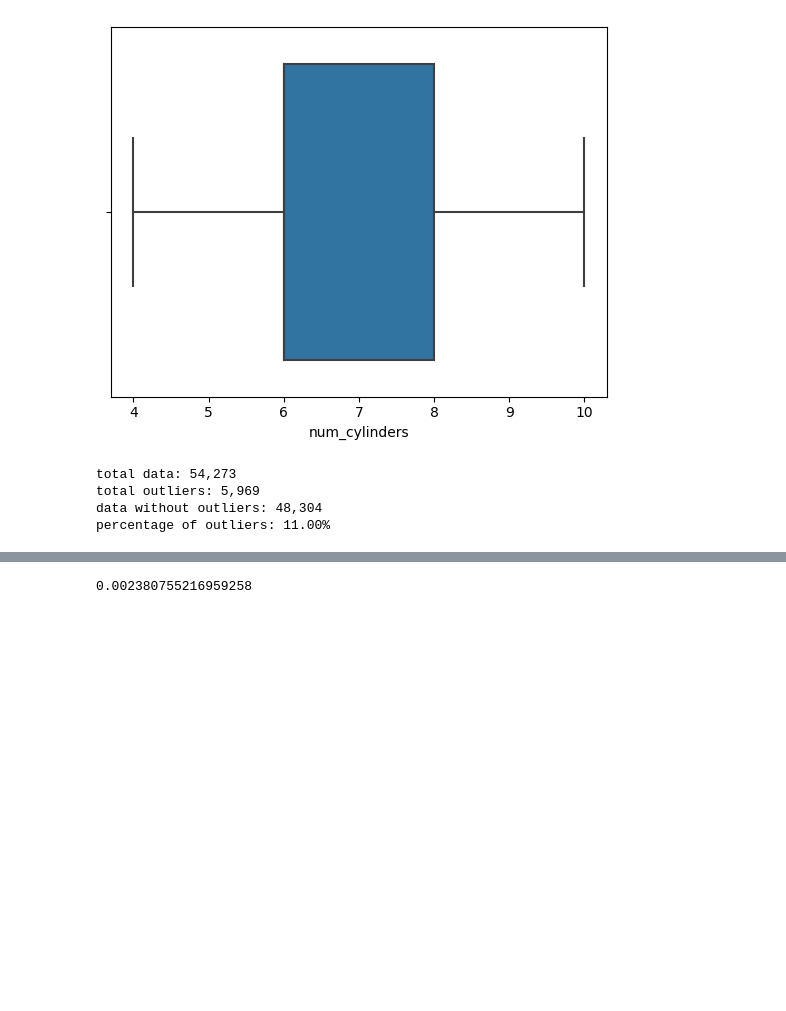
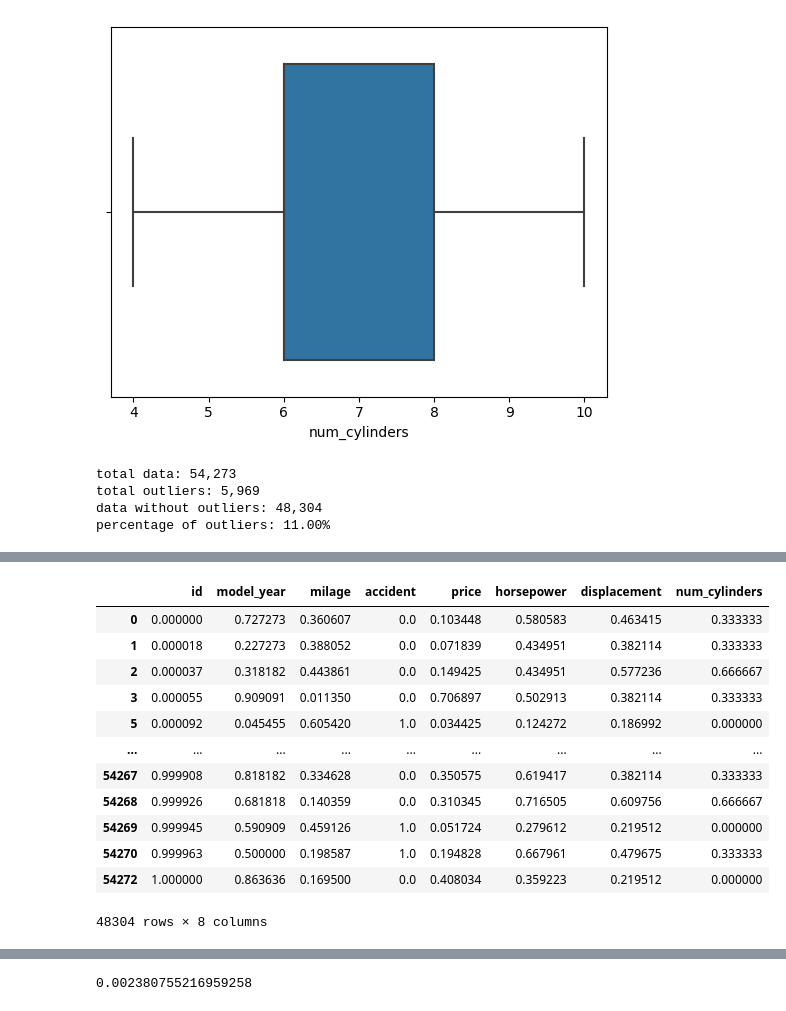
Before and after one commit to SiegfredLorelle/kagglex-car-price-prediction, a Jupyter notebook: kagglex-car-price.ipynb, the cells around one changed output, grey strips where cells are left out. Drawn from its saved outputs; the diff is of its cells as text; code cells hidden in the pictures; blank space fills up the shorter version.

Commit message:
Scale numerical features

```diff
--- a/kagglex-car-price.ipynb
+++ b/kagglex-car-price.ipynb
@@ -1190,0 +1181,3 @@ non_outliers.tail()
+# %%
+numerical_features = df.select_dtypes(exclude='object')
+categorical_features = df.select_dtypes(include='object')
@@ -1190,0 +1198,6 @@ non_outliers.tail()
+# %%
+scaler = sklearn.preprocessing.MinMaxScaler()
+scaled_values = scaler.fit_transform(numerical_features)
+
+numerical_features = pd.DataFrame(scaled_values, index=numerical_features.index ,columns=numerical_features.columns)
+numerical_features.head()
@@ -1191,3 +1224,19 @@ non_outliers.tail()
+# %%
+numerical_features
+# %% [output]
+|  | id | model_year | milage | accident | price | horsepower | displacement | num_cylinders |
+| 0 | 0.000000 | 0.727273 | 0.360607 | 0.0 | 0.103448 | 0.580583 | 0.463415 | 0.333333 |
+| 1 | 0.000018 | 0.227273 | 0.388052 | 0.0 | 0.071839 | 0.434951 | 0.382114 | 0.333333 |
+| 2 | 0.000037 | 0.318182 | 0.443861 | 0.0 | 0.149425 | 0.434951 | 0.577236 | 0.666667 |
+| 3 | 0.000055 | 0.909091 | 0.011350 | 0.0 | 0.706897 | 0.502913 | 0.382114 | 0.333333 |
+| 5 | 0.000092 | 0.045455 | 0.605420 | 1.0 | 0.034425 | 0.124272 | 0.186992 | 0.000000 |
+| ... | ... | ... | ... | ... | ... | ... | ... | ... |
+| 54267 | 0.999908 | 0.818182 | 0.334628 | 0.0 | 0.350575 | 0.619417 | 0.382114 | 0.333333 |
+| 54268 | 0.999926 | 0.681818 | 0.140359 | 0.0 | 0.310345 | 0.716505 | 0.609756 | 0.666667 |
+| 54269 | 0.999945 | 0.590909 | 0.459126 | 1.0 | 0.051724 | 0.279612 | 0.219512 | 0.000000 |
+| 54270 | 0.999963 | 0.500000 | 0.198587 | 1.0 | 0.194828 | 0.667961 | 0.479675 | 0.333333 |
+| 54272 | 1.000000 | 0.863636 | 0.169500 | 0.0 | 0.408034 | 0.359223 | 0.219512 | 0.000000 |
+48304 rows × 8 columns
 # %%
 # TEST
 # df["engine"] = unedited_df["engine"]
```
Also changed, not shown: parts of 17 cells of this notebook.
